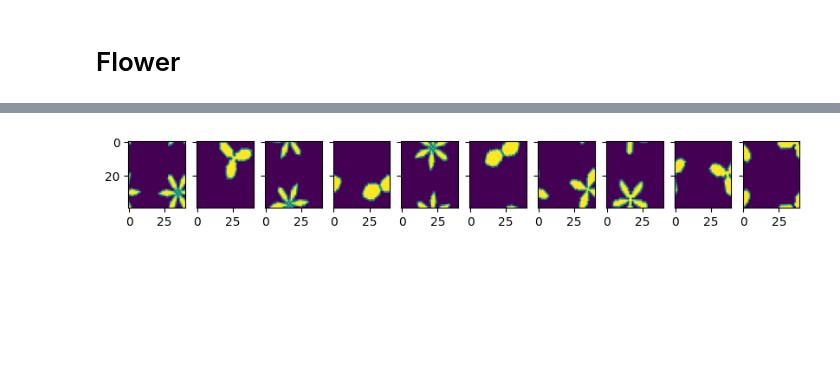
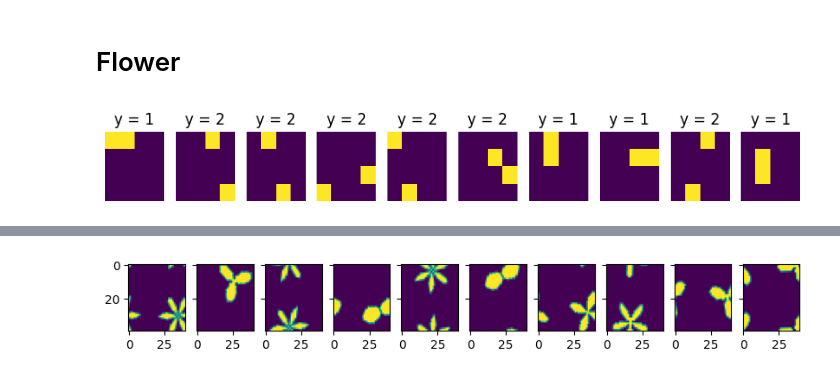
Before and after one commit to elidub/SymPDE, a Jupyter notebook: notebooks_symlie/data_generation.ipynb, the cells around one changed output, grey strips where cells are left out. Cells and saved outputs as stored; diff of their text form; code cells hidden in the pictures; blank space fills up the shorter version.

Commit message:
refactoring flower

```diff
--- a/notebooks_symlie/data_generation.ipynb
+++ b/notebooks_symlie/data_generation.ipynb
@@ -464,0 +437,7 @@ x = np.load(os.path.join('../data/flower/train', 'x_space_length=256_noise_std=0
+# %%
+out = create_flower(N=10, space_length=4**2, noise_std=0., y_low=1, y_high=3)
+x, y, centers = out['x'], out['y'], out['centers']
+x = x.reshape(10, 4, 4)
+plot_flower(x=x, y=y)
+# %% [output]
+[figure, added]
```
Also changed, not shown: parts of 16 cells of this notebook, 5 other files.
